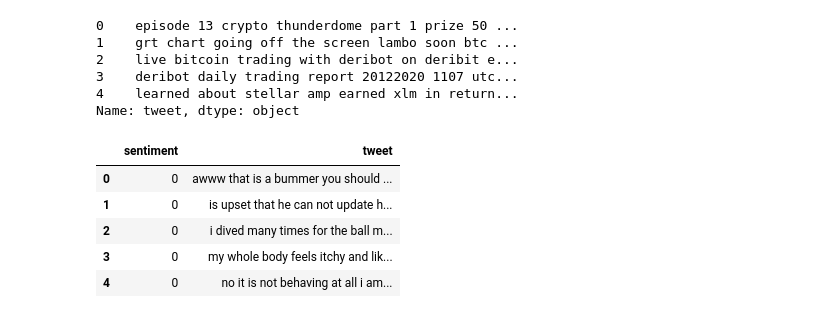
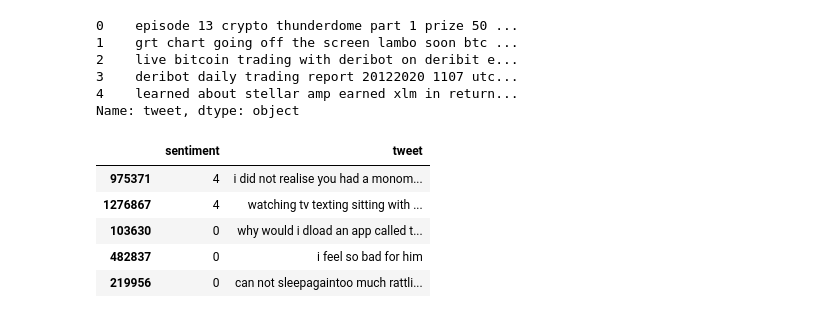
Before and after one commit to lumalav/CAP6640FinalProject, a Jupyter notebook: Twitter Sentiment Classification.ipynb, the cells around one changed output. Cells and saved outputs as stored; diff of their text form; code cells hidden in the pictures.

```diff
--- a/Twitter Sentiment Classification.ipynb
+++ b/Twitter Sentiment Classification.ipynb
@@ -15,15 +26,15 @@ twitter_df['tweet'].head()
 Name: tweet, dtype: object
 # %%
 training_df = pd.read_csv('Data/training_data_clean.csv')
-training_df.sample(n=100000, random_state=100)
+training_df = training_df.sample(n=100000, random_state=100)
 training_df.head()
 # %% [output]
 |  | sentiment | tweet |
-| 0 | 0 | awww that is a bummer you should ... |
-| 1 | 0 | is upset that he can not update h... |
-| 2 | 0 | i dived many times for the ball m... |
-| 3 | 0 | my whole body feels itchy and lik... |
-| 4 | 0 | no it is not behaving at all i am... |
+| 975371 | 4 | i did not realise you had a monom... |
+| 1276867 | 4 | watching tv texting sitting with ... |
+| 103630 | 0 | why would i dload an app called t... |
+| 482837 | 0 | i feel so bad for him |
+| 219956 | 0 | can not sleepagaintoo much rattli... |
 # %%
 training_df = training_df.dropna()
 # %%
```
Also changed, not shown: parts of 16 cells of this notebook, 7 other files.
